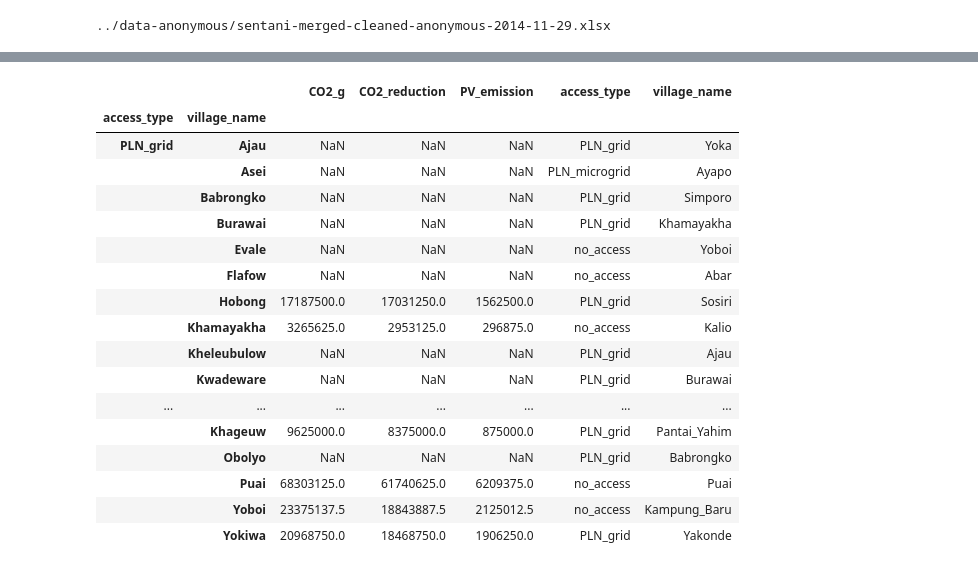
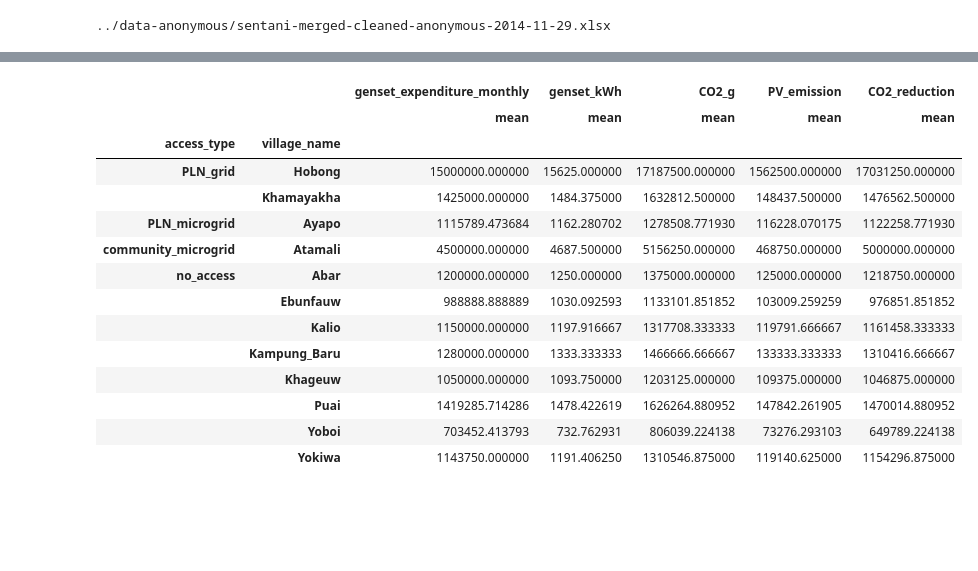
Before and after one commit to mattrosi/sentani-labbook, a Jupyter notebook: 2015-08-03-CO2-Genset.ipynb, the cells around one changed output, grey strips where cells are left out. Saved outputs shown, nothing was run; the diff lists cells and outputs as text; code cells hidden in the pictures; blank space fills up the shorter version.

```diff
--- a/2015-08-03-CO2-Genset.ipynb
+++ b/2015-08-03-CO2-Genset.ipynb
@@ -77,24 +65,26 @@ df4 = pd.DataFrame(df4_dict)
-# %%
-df4
-# %% [output]
-|  |  | CO2_g | CO2_reduction | PV_emission | access_type | village_name |
-| access_type | village_name |  |  |  |  |  |
-| PLN_grid | Ajau | NaN | NaN | NaN | PLN_grid | Yoka |
-|  | Asei | NaN | NaN | NaN | PLN_microgrid | Ayapo |
-|  | Babrongko | NaN | NaN | NaN | PLN_grid | Simporo |
-|  | Burawai | NaN | NaN | NaN | PLN_grid | Khamayakha |
-|  | Evale | NaN | NaN | NaN | no_access | Yoboi |
-|  | Flafow | NaN | NaN | NaN | no_access | Abar |
-|  | Hobong | 17187500.0 | 17031250.0 | 1562500.0 | PLN_grid | Sosiri |
-|  | Khamayakha | 3265625.0 | 2953125.0 | 296875.0 | no_access | Kalio |
-|  | Kheleubulow | NaN | NaN | NaN | PLN_grid | Ajau |
-|  | Kwadeware | NaN | NaN | NaN | PLN_grid | Burawai |
-| ... | ... | ... | ... | ... | ... | ... |
-|  | Khageuw | 9625000.0 | 8375000.0 | 875000.0 | PLN_grid | Pantai_Yahim |
-|  | Obolyo | NaN | NaN | NaN | PLN_grid | Babrongko |
-|  | Puai | 68303125.0 | 61740625.0 | 6209375.0 | no_access | Puai |
-|  | Yoboi | 23375137.5 | 18843887.5 | 2125012.5 | no_access | Kampung_Baru |
-|  | Yokiwa | 20968750.0 | 18468750.0 | 1906250.0 | PLN_grid | Yakonde |
+# %%
+pd.set_option('max_rows',100)
+df = survey.groupby(['access_type',
+                'village_name'])[['genset_expenditure_monthly',
+                                  'genset_kWh','CO2_g','PV_emission','CO2_reduction']].agg(['mean']).dropna()
+# %%
+df
+# %% [output]
+|  |  | genset_expenditure_monthly | genset_kWh | CO2_g | PV_emission | CO2_reduction |
+|  |  | mean | mean | mean | mean | mean |
+| access_type | village_name |  |  |  |  |  |
+| PLN_grid | Hobong | 15000000.000000 | 15625.000000 | 17187500.000000 | 1562500.000000 | 17031250.000000 |
+|  | Khamayakha | 1425000.000000 | 1484.375000 | 1632812.500000 | 148437.500000 | 1476562.500000 |
+| PLN_microgrid | Ayapo | 1115789.473684 | 1162.280702 | 1278508.771930 | 116228.070175 | 1122258.771930 |
+| community_microgrid | Atamali | 4500000.000000 | 4687.500000 | 5156250.000000 | 468750.000000 | 5000000.000000 |
+| no_access | Abar | 1200000.000000 | 1250.000000 | 1375000.000000 | 125000.000000 | 1218750.000000 |
+|  | Ebunfauw | 988888.888889 | 1030.092593 | 1133101.851852 | 103009.259259 | 976851.851852 |
+|  | Kalio | 1150000.000000 | 1197.916667 | 1317708.333333 | 119791.666667 | 1161458.333333 |
+|  | Kampung_Baru | 1280000.000000 | 1333.333333 | 1466666.666667 | 133333.333333 | 1310416.666667 |
+|  | Khageuw | 1050000.000000 | 1093.750000 | 1203125.000000 | 109375.000000 | 1046875.000000 |
+|  | Puai | 1419285.714286 | 1478.422619 | 1626264.880952 | 147842.261905 | 1470014.880952 |
+|  | Yoboi | 703452.413793 | 732.762931 | 806039.224138 | 73276.293103 | 649789.224138 |
+|  | Yokiwa | 1143750.000000 | 1191.406250 | 1310546.875000 | 119140.625000 | 1154296.875000 |
 # %%
 sns.set(font_scale = 2)
 
```
Also changed, not shown: parts of 6 cells of this notebook.
